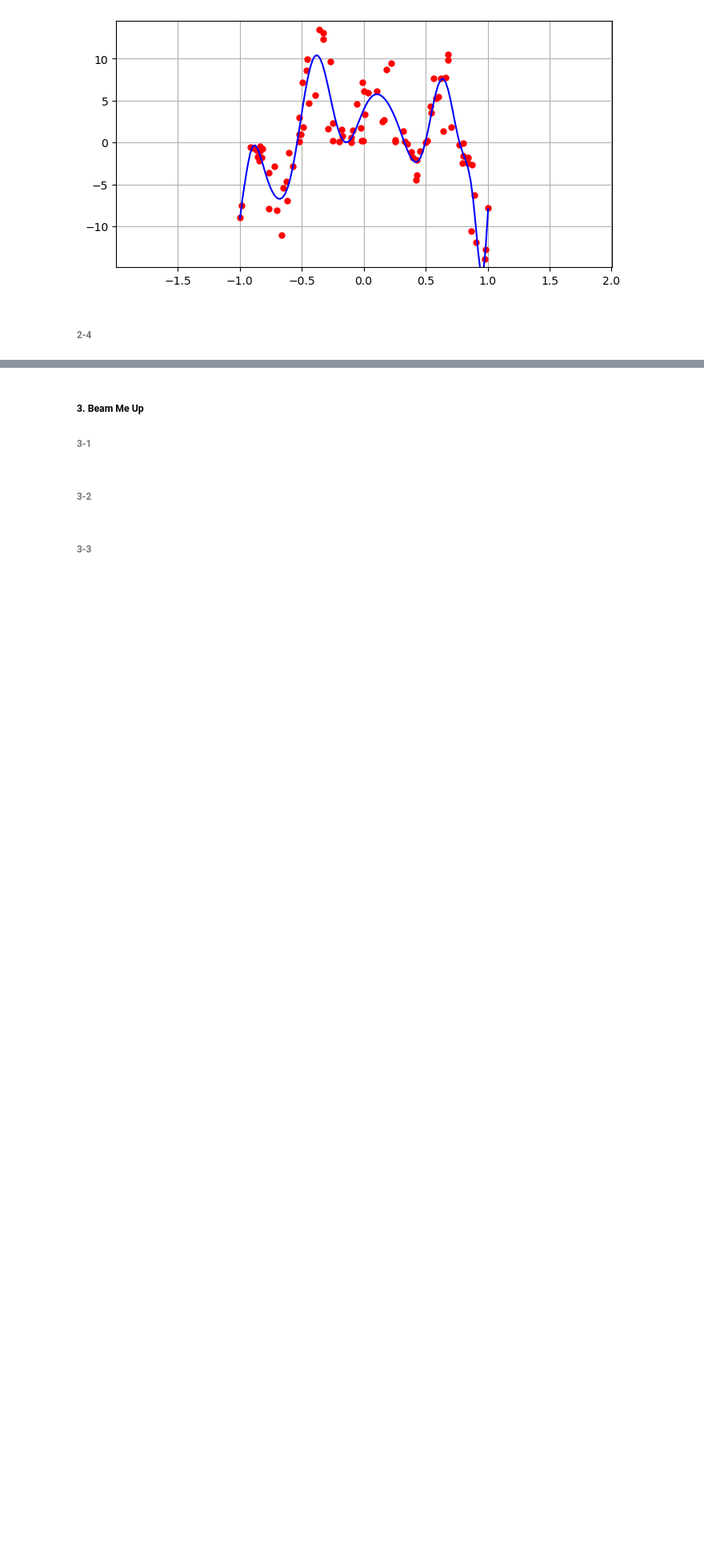
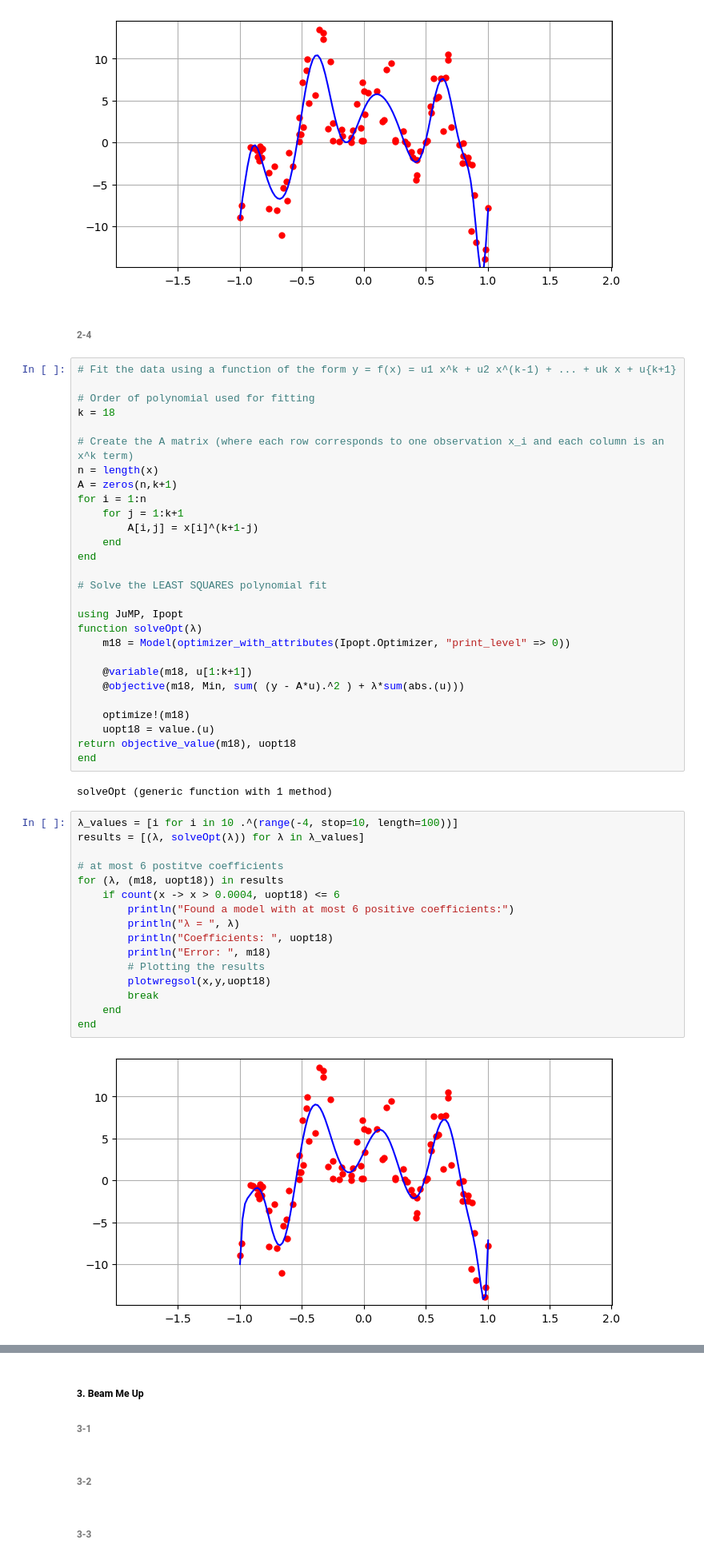
Before and after one commit to SongxiYoung/2024-CS524-Optimization, a Jupyter notebook: Convex/HW3/hw3.ipynb, the cells around one changed output, grey strips where cells are left out. Shown at 80% size. Drawn from its saved outputs; the diff is of its cells as text; blank space fills up the shorter version.

```diff
--- a/Convex/HW3/hw3.ipynb
+++ b/Convex/HW3/hw3.ipynb
@@ -248,3 +210,51 @@ plotwregsol(x,y,uopt18)
 [figure]
 # %% [markdown]
 ###### 2-4
+# %%
+# Fit the data using a function of the form y = f(x) = u1 x^k + u2 x^(k-1) + ... + uk x + u{k+1}
+
+# Order of polynomial used for fitting
+k = 18
+
+# Create the A matrix (where each row corresponds to one observation x_i and each column is an x^k term)
+n = length(x)
+A = zeros(n,k+1)
+for i = 1:n
+    for j = 1:k+1
+        A[i,j] = x[i]^(k+1-j)
+    end
+end
+
+# Solve the LEAST SQUARES polynomial fit
+
+using JuMP, Ipopt
+function solveOpt(λ)
+    m18 = Model(optimizer_with_attributes(Ipopt.Optimizer, "print_level" => 0))
+
+    @variable(m18, u[1:k+1])
+    @objective(m18, Min, sum( (y - A*u).^2 ) + λ*sum(abs.(u)))
+
+    optimize!(m18)
+    uopt18 = value.(u)
+return objective_value(m18), uopt18
+end
+# %% [output]
+solveOpt (generic function with 1 method)
+# %%
+λ_values = [i for i in 10 .^(range(-4, stop=10, length=100))]
+results = [(λ, solveOpt(λ)) for λ in λ_values]
+
+# at most 6 postitve coefficients
+for (λ, (m18, uopt18)) in results
+    if count(x -> x > 0.0004, uopt18) <= 6
+        println("Found a model with at most 6 positive coefficients:")
+        println("λ = ", λ)
+        println("Coefficients: ", uopt18)
+        println("Error: ", m18)
+        # Plotting the results
+        plotwregsol(x,y,uopt18)
+        break
+    end
+end
+# %% [output]
+[figure, added]
```
Also changed, not shown: parts of 14 cells of this notebook, 1 other file.
